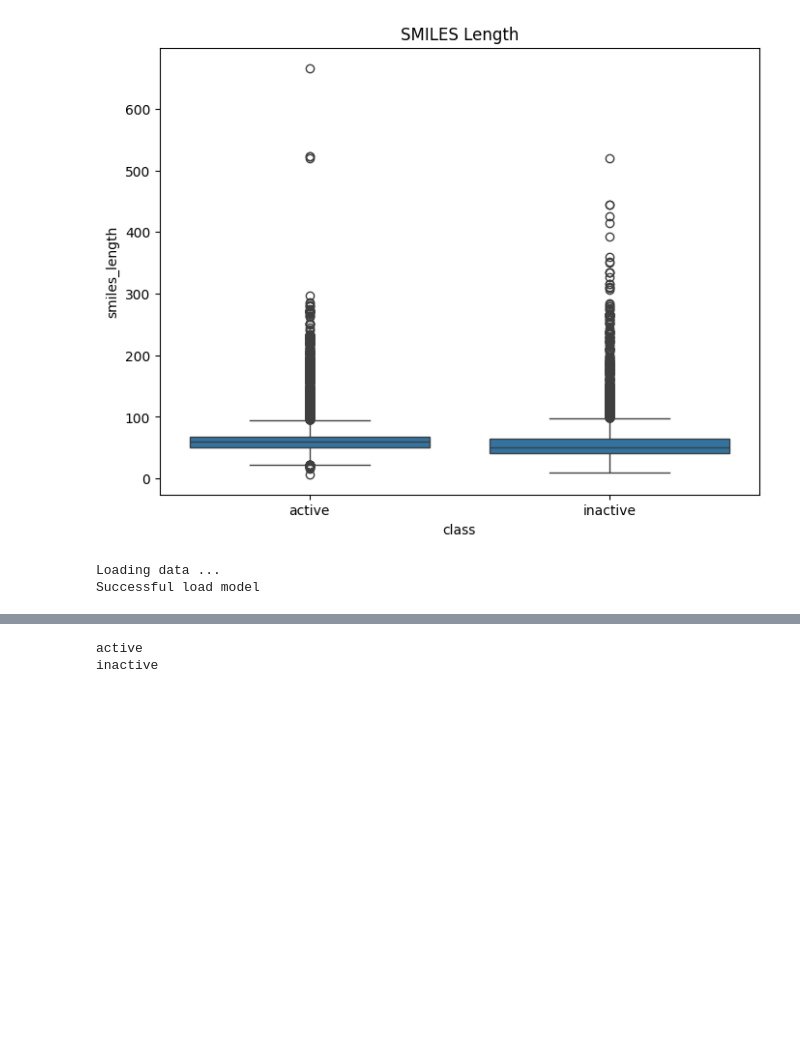
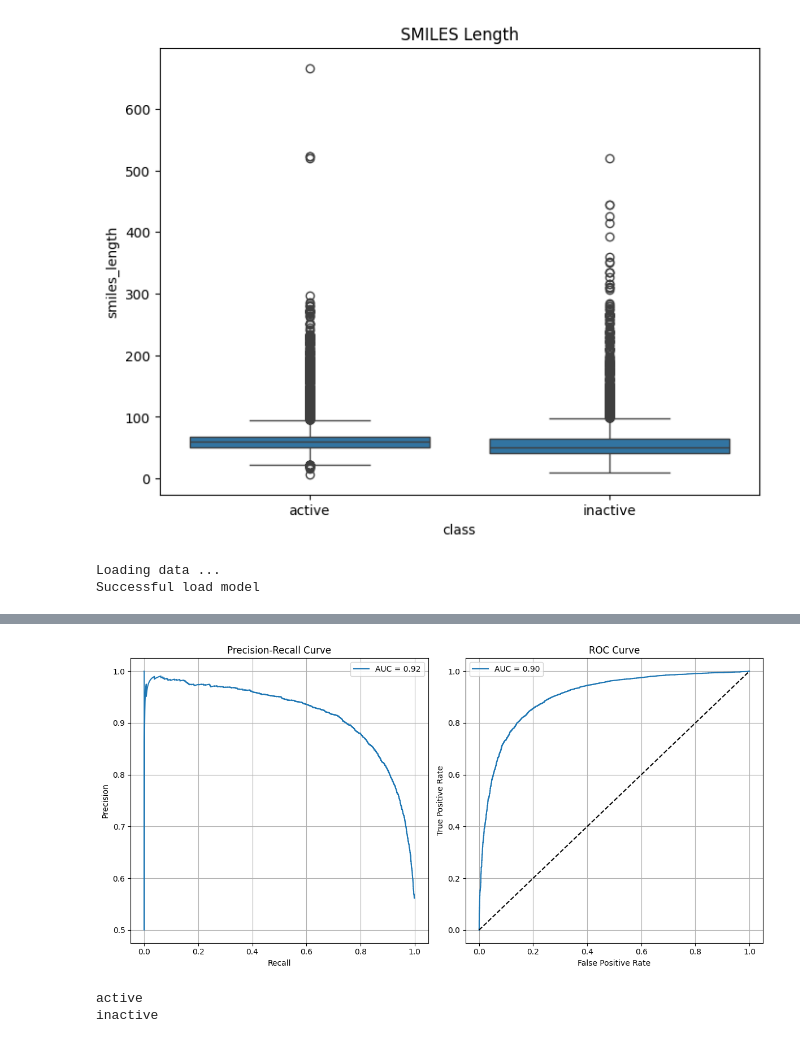
Before and after one commit to Mfys212/GNN-for-Molekul-Classifier, a Jupyter notebook: GNN_Molekul.ipynb, the cells around one changed output, grey strips where cells are left out. Cells and saved outputs as stored; diff of their text form; code cells hidden in the pictures; blank space fills up the shorter version.

```diff
--- a/GNN_Molekul.ipynb
+++ b/GNN_Molekul.ipynb
@@ -523,4 +523,27 @@ Threshold: 0.4500
 [figure]
+# %%
+y_true, y_scores = model.eval(probs=True)
+
+precision, recall, _ = precision_recall_curve(y_true, y_scores)
+fpr, tpr, _ = roc_curve(y_true, y_scores)
+
+plt.figure(figsize=(12, 6))
+for i, (x, y, xlabel, ylabel, title, auc_val) in enumerate([
+    (recall, precision, 'Recall', 'Precision', 'Precision-Recall Curve', auc(recall, precision)),
+    (fpr, tpr, 'False Positive Rate', 'True Positive Rate', 'ROC Curve', auc(fpr, tpr))], 1):
+    plt.subplot(1, 2, i)
+    plt.plot(x, y, label=f'AUC = {auc_val:.2f}')
+    if i == 2: plt.plot([0, 1], [0, 1], 'k--')
+    plt.xlabel(xlabel)
+    plt.ylabel(ylabel)
+    plt.title(title)
+    plt.legend()
+    plt.grid()
+
+plt.tight_layout()
+plt.show()
+# %% [output]
+[figure, added]
 # %%
 def predict(model, molekul, threshold):
     prob = model.predict(molekul)
```
Also changed, not shown: parts of 5 cells of this notebook.
